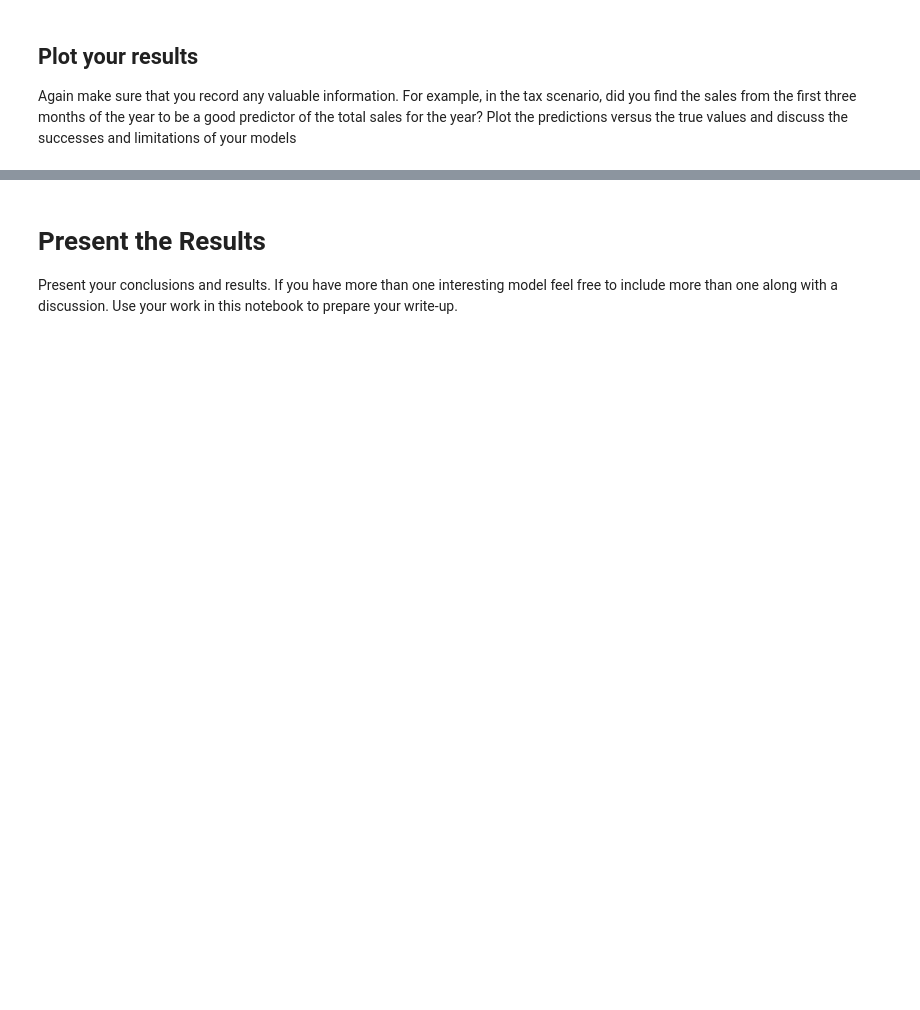
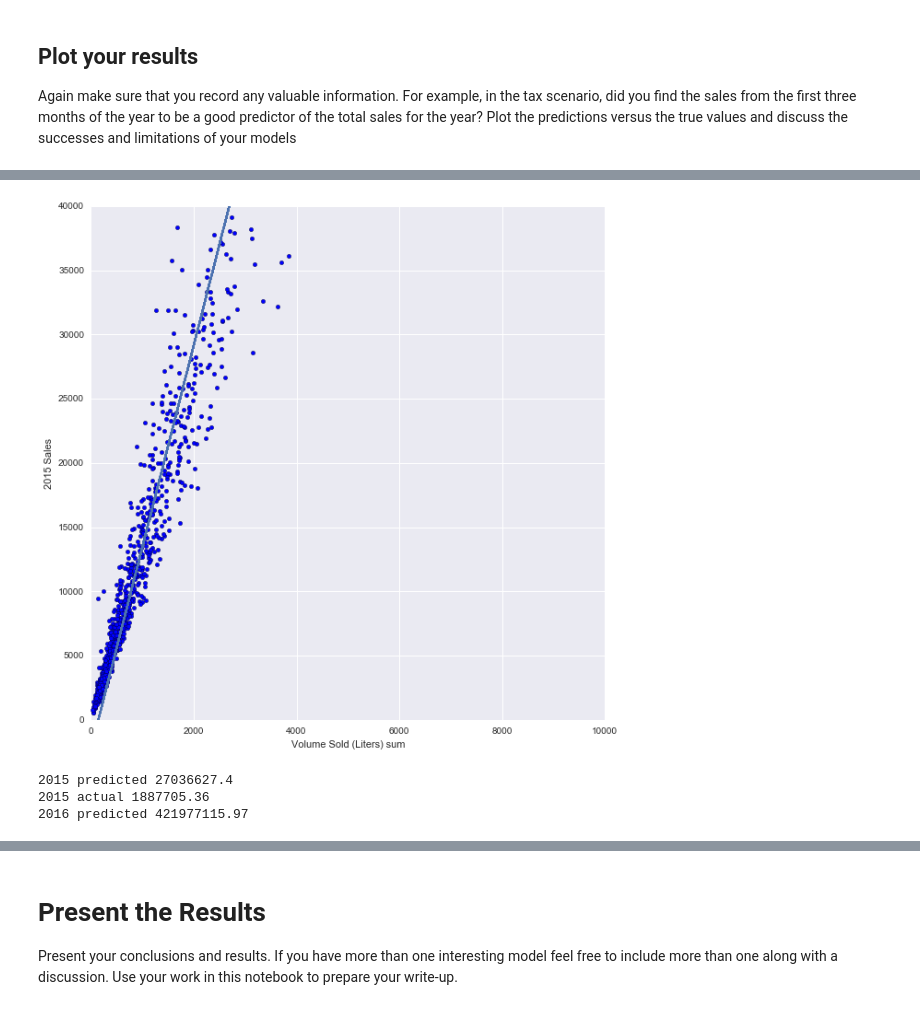
Before and after one commit to jrcmalunay/DSI-SF-1-JRCMALUNAY, a Jupyter notebook: projects/project-03/starter-code/Project 3 Starter Code.ipynb, the cells around one changed output, grey strips where cells are left out. Saved outputs shown, nothing was run; the diff lists cells and outputs as text; code cells hidden in the pictures; blank space fills up the shorter version.

```diff
--- a/projects/project-03/starter-code/Project 3 Starter Code.ipynb
+++ b/projects/project-03/starter-code/Project 3 Starter Code.ipynb
@@ -386,0 +351,28 @@ Again make sure that you record any valuable information. For example, in the ta
+# %%
+# Zoomed in on the lower corner
+plt.scatter(X, y)
+plt.plot(X, predictions)
+plt.xlabel("Volume Sold (Liters) sum")
+plt.ylabel("2015 Sales")
+plt.xlim(0, 10000)
+plt.ylim(0, 40000)
+plt.show()
+# %% [output]
+[figure, added]
+# %%
+# Predicted 2016 sales, compared to 2015
+
+X = sales_update_nan[["2015 Sales"]]
+predictions = lm.predict(X)
+total_2016 = sum(predictions)
+total_2015 = sum(sales_update_nan["Volume Sold (Liters) sum"])
+X2 = sales_update_nan[["Volume Sold (Liters) sum"]]
+pred_2015 = sum(lm.predict(X2))
+
+print "2015 predicted", pred_2015
+print "2015 actual", total_2015
+print "2016 predicted", total_2016
+# %% [output]
+2015 predicted 27036627.4
+2015 actual 1887705.36
+2016 predicted 421977115.97
```
Also changed, not shown: parts of 21 cells of this notebook.
